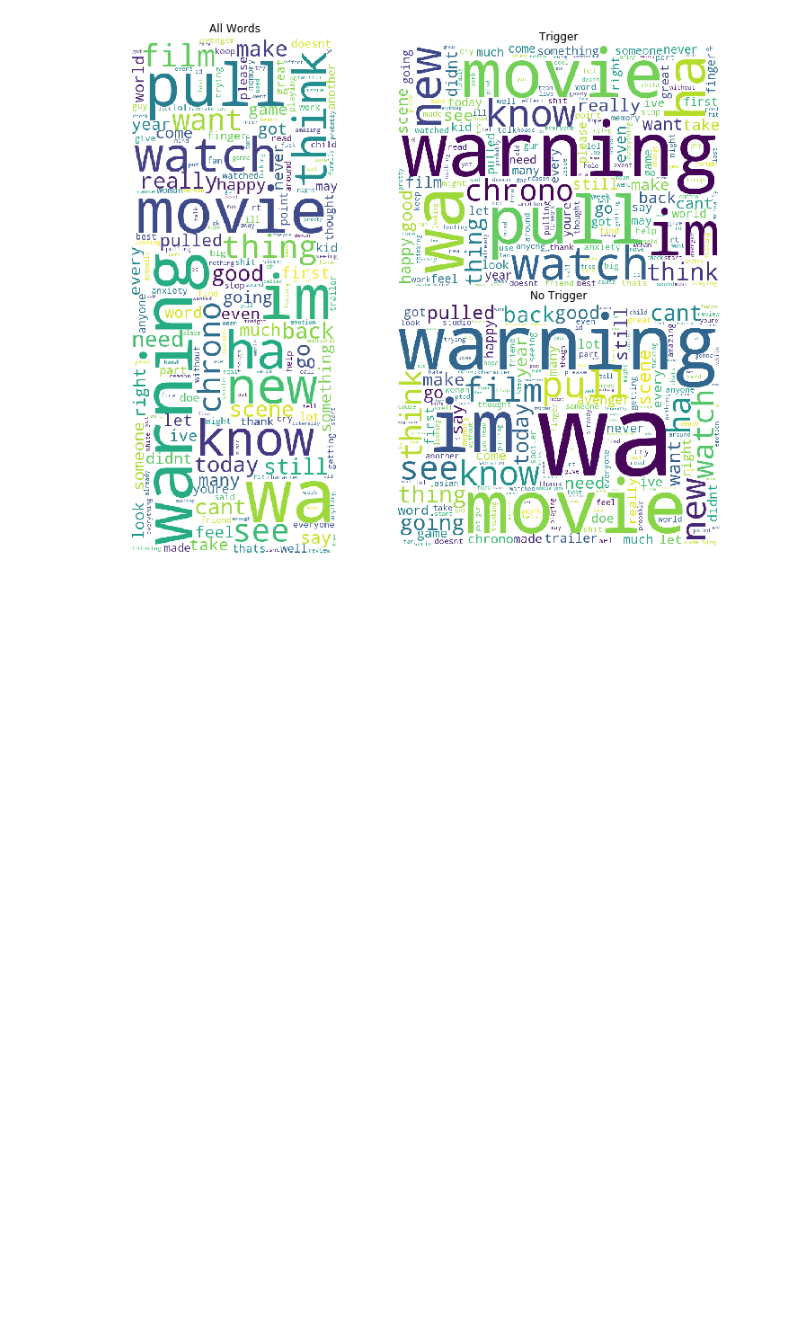
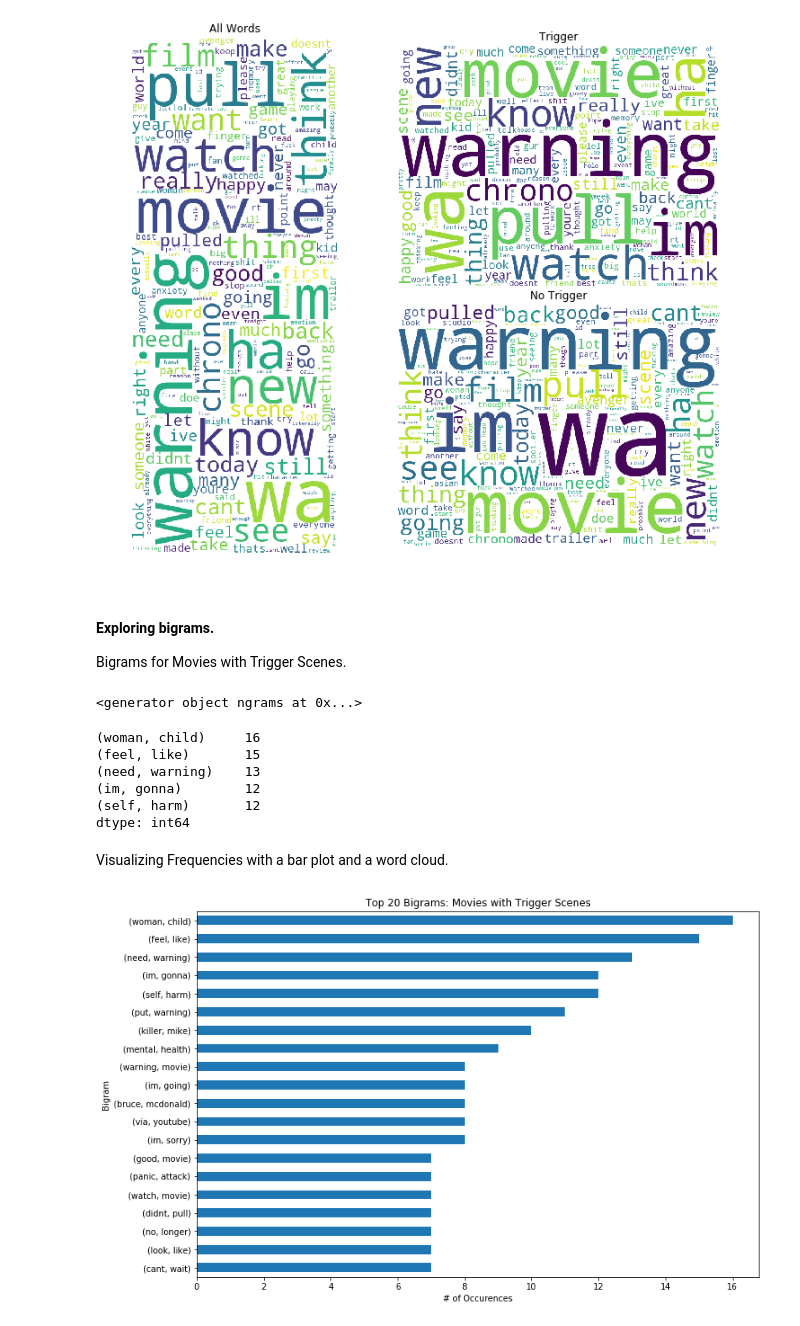
Before and after one commit to matthewzapata/twitter-trigger-warnings, a Jupyter notebook: trigger_warnings.ipynb, the cells around one changed output. Saved outputs shown, nothing was run; the diff lists cells and outputs as text; code cells hidden in the pictures; blank space fills up the shorter version.

Commit message:
Finish EDA. Completed bigrams and vizzes.

```diff
--- a/trigger_warnings.ipynb
+++ b/trigger_warnings.ipynb
@@ -563,3 +563,34 @@ axs[2].set_title('No Trigger')
 for ax in axs: ax.axis('off')
 # %% [output]
 [figure]
+# %% [markdown]
+#### Exploring bigrams.
+
+Bigrams for Movies with Trigger Scenes.
+# %%
+trigger_bigrams = nltk.ngrams(trigger_scene_words.split(), 2)
+trigger_bigrams
+# %% [output]
+<generator object ngrams at 0x...>
+# %%
+top_20_trigger_scene_bigrams = pd.Series(list(trigger_bigrams)).value_counts().head(20)
+top_20_trigger_scene_bigrams.head()
+# %% [output]
+(woman, child)     16
+(feel, like)       15
+(need, warning)    13
+(im, gonna)        12
+(self, harm)       12
+dtype: int64
+# %% [markdown]
+Visualizing Frequencies with a bar plot and a word cloud.
+# %%
+plt.figure(figsize=(12, 8))
+top_20_trigger_scene_bigrams.sort_values().plot.barh(stacked=True)
+
+plt.title('Top 20 Bigrams: Movies with Trigger Scenes')
+plt.xlabel('# of Occurences')
+plt.ylabel('Bigram')
+plt.show()
+# %% [output]
+[figure, added]
```
Also changed, not shown: parts of 7 cells of this notebook.
